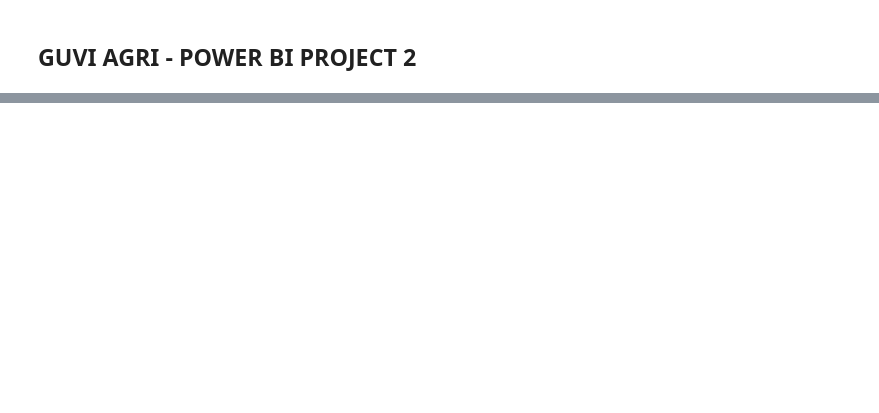
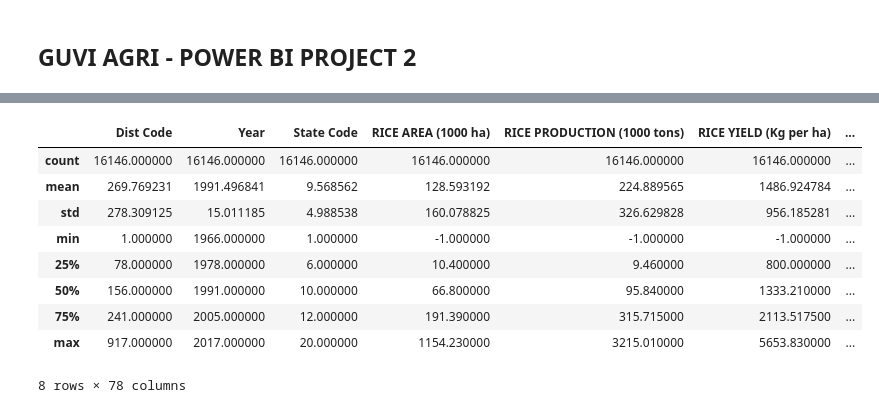
Before and after one commit to krishna7kandhan/KrishnaPythonProjects, a Jupyter notebook: guvi_AGRI_PORJECTS2/AGRI_PROJECT1.ipynb, the cells around one changed output, grey strips where cells are left out. Saved outputs shown, nothing was run; the diff lists cells and outputs as text; code cells hidden in the pictures; blank space fills up the shorter version.

```diff
--- a/guvi_AGRI_PORJECTS2/AGRI_PROJECT1.ipynb
+++ b/guvi_AGRI_PORJECTS2/AGRI_PROJECT1.ipynb
@@ -12,0 +52,13 @@ NameError: name 'pd' is not defined
+# %%
+df.describe ()
+# %% [output]
+|  | Dist Code | Year | State Code | RICE AREA (1000 ha) | RICE PRODUCTION (1000 tons) | RICE YIELD (Kg per ha) | ... |
+| count | 16146.000000 | 16146.000000 | 16146.000000 | 16146.000000 | 16146.000000 | 16146.000000 | ... |
+| mean | 269.769231 | 1991.496841 | 9.568562 | 128.593192 | 224.889565 | 1486.924784 | ... |
+| std | 278.309125 | 15.011185 | 4.988538 | 160.078825 | 326.629828 | 956.185281 | ... |
+| min | 1.000000 | 1966.000000 | 1.000000 | -1.000000 | -1.000000 | -1.000000 | ... |
+| 25% | 78.000000 | 1978.000000 | 6.000000 | 10.400000 | 9.460000 | 800.000000 | ... |
+| 50% | 156.000000 | 1991.000000 | 10.000000 | 66.800000 | 95.840000 | 1333.210000 | ... |
+| 75% | 241.000000 | 2005.000000 | 12.000000 | 191.390000 | 315.715000 | 2113.517500 | ... |
+| max | 917.000000 | 2017.000000 | 20.000000 | 1154.230000 | 3215.010000 | 5653.830000 | ... |
+8 rows × 78 columns
```
Also changed, not shown: parts of 5 cells of this notebook.
